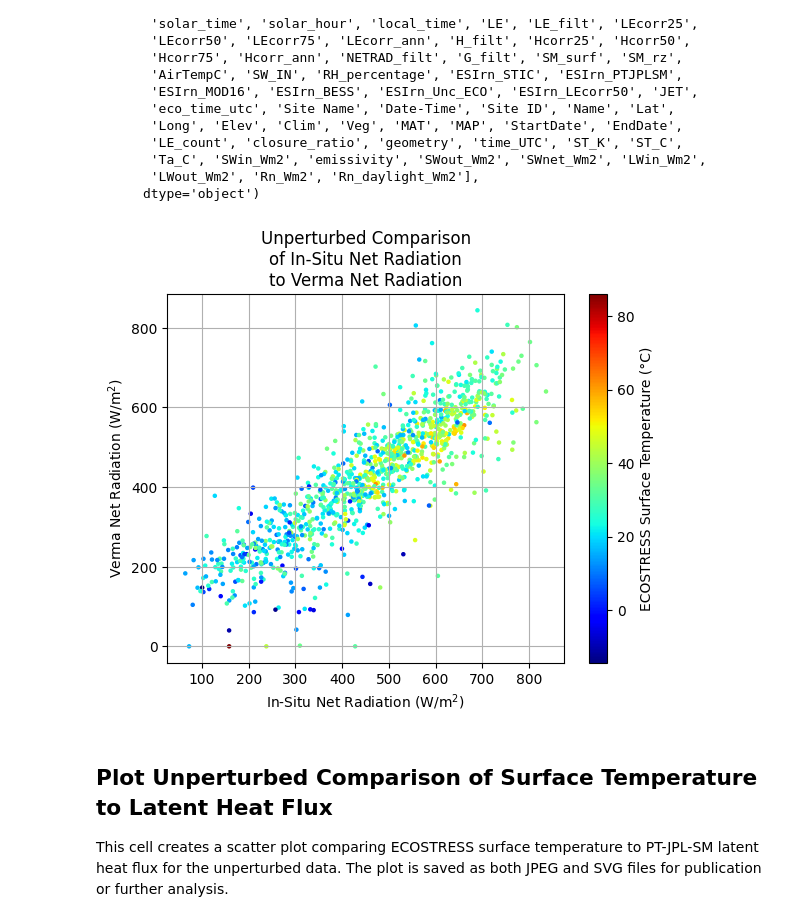
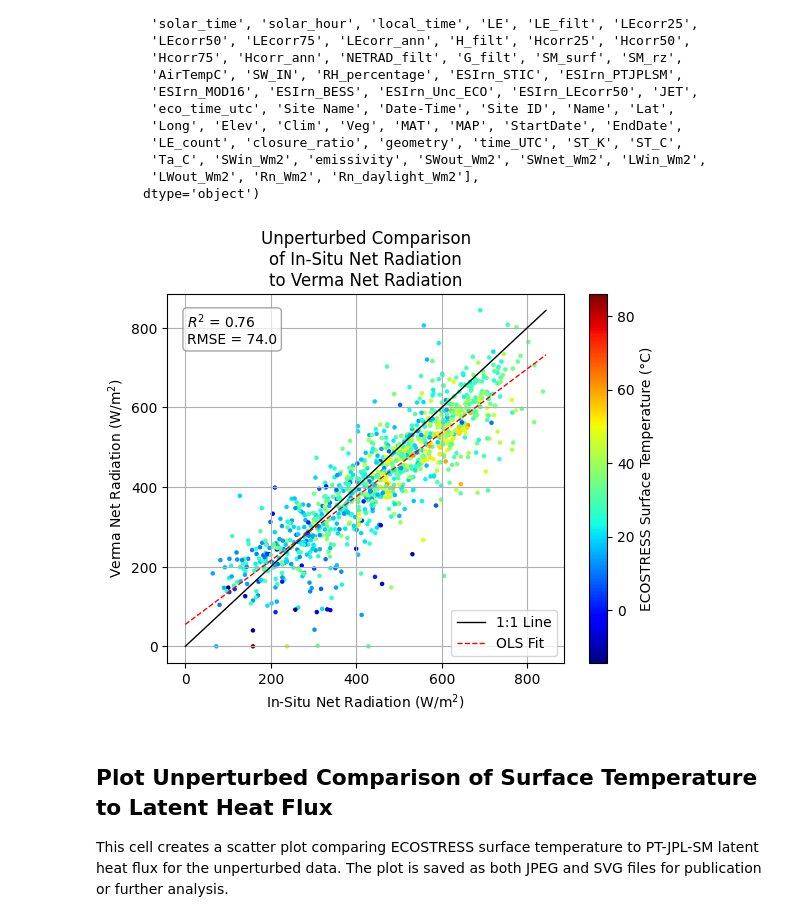
Before and after one commit to gregory-halverson-jpl/verma-net-radiation, a Jupyter notebook: notebooks/Verma Net Radiation Sensitivity with ECOv002 Cal-Val.ipynb, the cells around one changed output. Drawn from its saved outputs; the diff is of its cells as text; code cells hidden in the pictures.

Commit message:
accuracy plot for Verma net radiation vs eddy covariance tower

```diff
--- a/notebooks/Verma Net Radiation Sensitivity with ECOv002 Cal-Val.ipynb
+++ b/notebooks/Verma Net Radiation Sensitivity with ECOv002 Cal-Val.ipynb
@@ -99,23 +99,49 @@ Index(['Unnamed: 0', 'ID', 'vegetation', 'climate', 'STICinst', 'BESSinst',
 # %%
 sc = plt.scatter(
     x=processed.NETRAD_filt,
     y=processed.Rn_Wm2,
     c=processed.ST_C,
     cmap="jet",
     color=None,
     s=5
 )
 
+# Add 1-to-1 line
+min_val = min(processed.NETRAD_filt.min(), processed.Rn_Wm2.min())
+max_val = max(processed.NETRAD_filt.max(), processed.Rn_Wm2.max())
+plt.plot([min_val, max_val], [min_val, max_val], color='black', linestyle='-', linewidth=1, label='1:1 Line')
+
+# Add OLS regression line
+coefs = np.polyfit(processed.NETRAD_filt, processed.Rn_Wm2, 1)
+ols_x = np.array([min_val, max_val])
+ols_y = coefs[0] * ols_x + coefs[1]
+plt.plot(ols_x, ols_y, color='red', linestyle='--', linewidth=1, label='OLS Fit')
+
+# Calculate R-squared and RMSE
+from sklearn.metrics import r2_score, mean_squared_error
+y_true = processed.Rn_Wm2
+y_pred = coefs[0] * processed.NETRAD_filt + coefs[1]
+r2 = r2_score(y_true, y_pred)
+rmse = np.sqrt(mean_squared_error(y_true, y_pred))
+
+# Annotate R-squared and RMSE on plot
+plt.annotate(f"$R^2$ = {r2:.2f}\nRMSE = {rmse:.1f}",
+             xy=(0.05, 0.95), xycoords='axes fraction',
+             ha='left', va='top',
+             fontsize=10,
+             bbox=dict(boxstyle='round', fc='white', ec='gray', alpha=0.7))
+
 plt.grid(True, zorder=0)
 plt.xlabel("In-Situ Net Radiation (W/m$^2$)")
 plt.ylabel("Verma Net Radiation (W/m$^2$)")
 plt.title("Unperturbed Comparison\nof In-Situ Net Radiation\nto Verma Net Radiation")
 plt.colorbar(sc, label="ECOSTRESS Surface Temperature (°C)")
+plt.legend()
 plt.savefig("Unperturbed Comparison of In-Situ Net Radiation to Verma Net Radiation.jpeg", format='jpeg', bbox_inches='tight')
 plt.savefig("Unperturbed Comparison of In-Situ Net Radiation to Verma Net Radiation.svg", format='svg', bbox_inches='tight')
 plt.show()
 # %% [output]
-[figure, old version]
+[figure, new version]
 # %% [markdown]
 ## Plot Unperturbed Comparison of Surface Temperature to Latent Heat Flux
 
```
Also changed, not shown: 2 other files.
